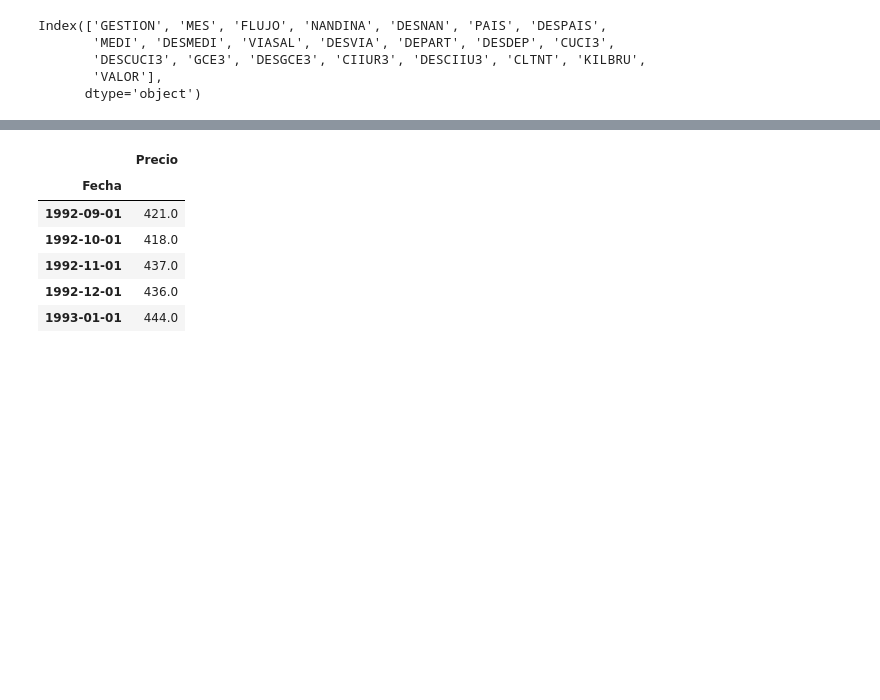
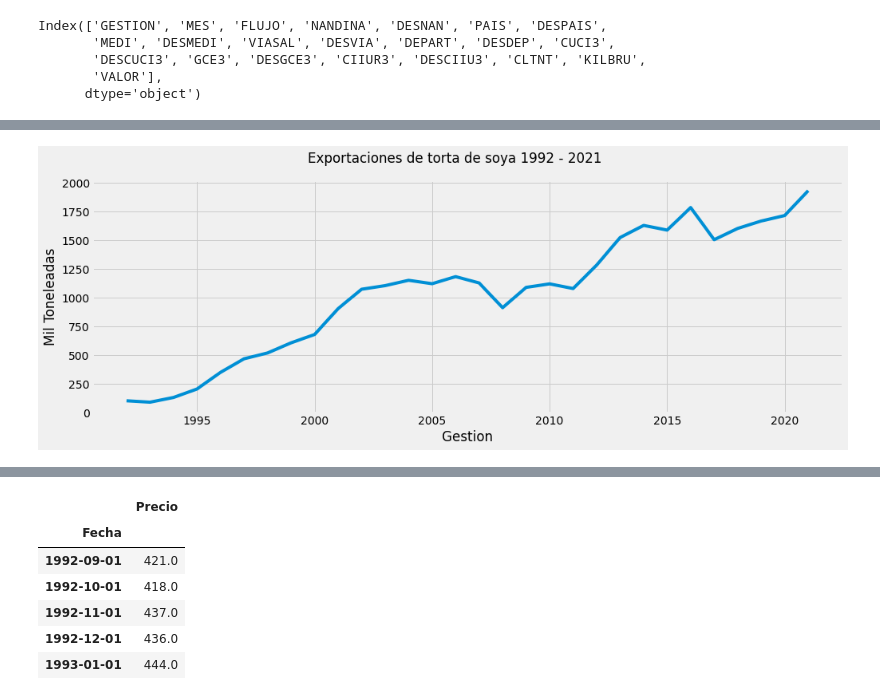
Before and after one commit to AdoxNotFound/nontraditional_exports_bolivia, a Jupyter notebook: 3. individual_analysis.ipynb, the cells around one changed output, grey strips where cells are left out. Saved outputs shown, nothing was run; the diff lists cells and outputs as text; code cells hidden in the pictures; blank space fills up the shorter version.

```diff
--- a/3. individual_analysis.ipynb
+++ b/3. individual_analysis.ipynb
@@ -207,0 +41,4 @@ df_harina = pd.read_excel("./Datos históricos Futuros harina de soja EE.UU.xlsx
+# %%
+cuci_expo(df_expo, 813, 'KILBRU', 'torta de soya')
+# %% [output]
+[figure, added]
```
Also changed, not shown: parts of 58 cells of this notebook, 10 other files.
